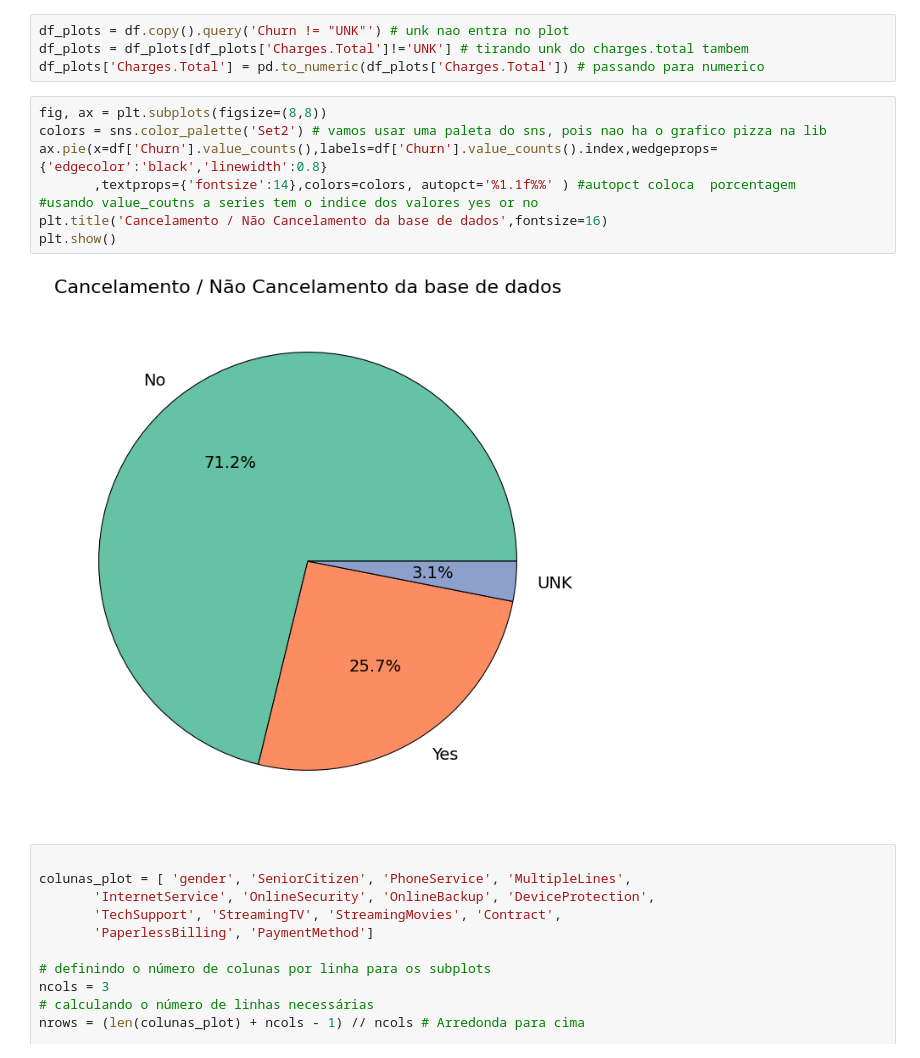
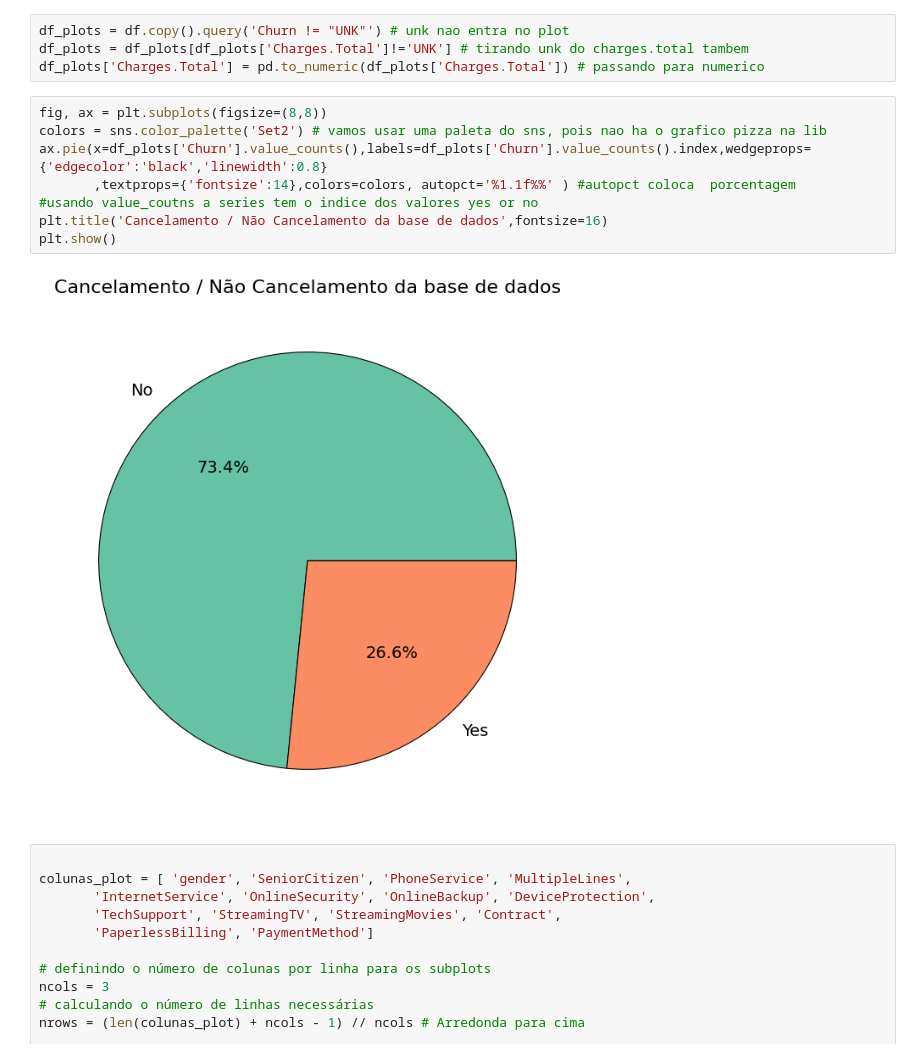
Before and after one commit to mdsjaomdsjao/projetotelecomx, a Jupyter notebook: TelecomX_BR.ipynb, the cells around one changed output. Drawn from its saved outputs; the diff is of its cells as text.

```diff
--- a/TelecomX_BR.ipynb
+++ b/TelecomX_BR.ipynb
@@ -149,13 +148,13 @@ df_plots['Charges.Total'] = pd.to_numeric(df_plots['Charges.Total']) # passando
 # %%
 fig, ax = plt.subplots(figsize=(8,8))
 colors = sns.color_palette('Set2') # vamos usar uma paleta do sns, pois nao ha o grafico pizza na lib
-ax.pie(x=df['Churn'].value_counts(),labels=df['Churn'].value_counts().index,wedgeprops={'edgecolor':'black','linewidth':0.8}
+ax.pie(x=df_plots['Churn'].value_counts(),labels=df_plots['Churn'].value_counts().index,wedgeprops={'edgecolor':'black','linewidth':0.8}
        ,textprops={'fontsize':14},colors=colors, autopct='%1.1f%%' ) #autopct coloca  porcentagem
 #usando value_coutns a series tem o indice dos valores yes or no
 plt.title('Cancelamento / Não Cancelamento da base de dados',fontsize=16)
 plt.show()
 # %% [output]
-[figure, old version]
+[figure, new version]
 # %%
 
 colunas_plot = [ 'gender', 'SeniorCitizen', 'PhoneService', 'MultipleLines',
```
Also changed, not shown: parts of 2 cells of this notebook.
